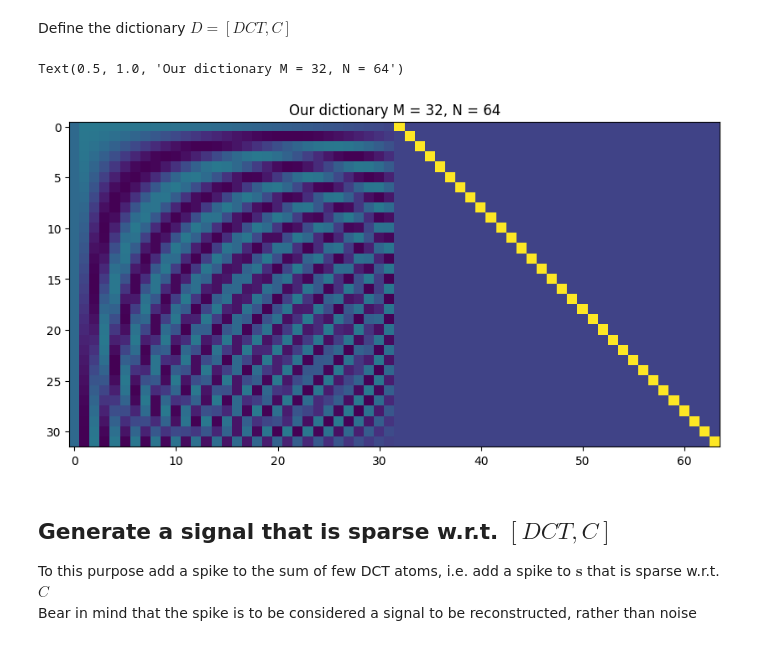
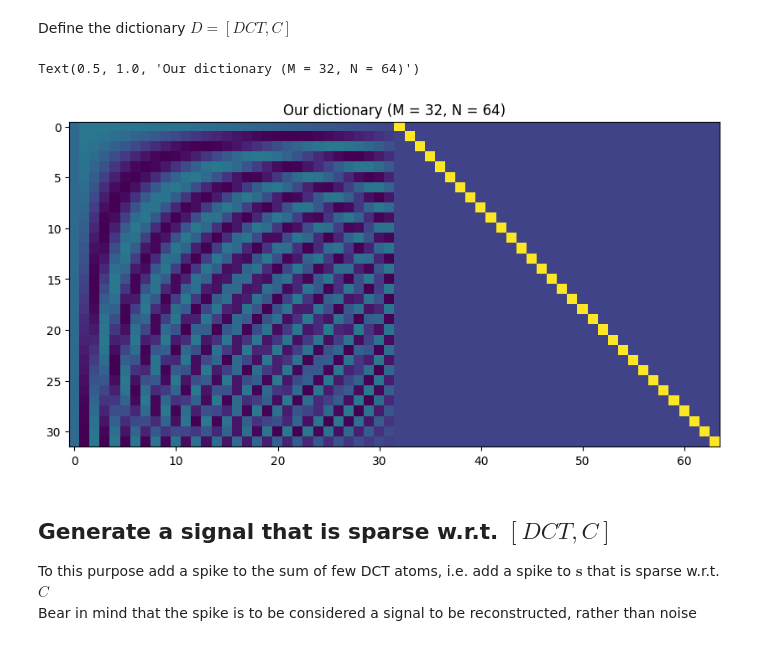
Before and after one commit to Thomas-Fabbris/MMIP-polimi, a Jupyter notebook: Assignments/lecture_6_matching_pursuit.ipynb, the cells around one changed output. Cells and saved outputs as stored; diff of their text form; code cells hidden in the pictures.

```diff
--- a/Assignments/lecture_6_matching_pursuit.ipynb
+++ b/Assignments/lecture_6_matching_pursuit.ipynb
@@ -34,12 +33,12 @@ Define the dictionary $D = [DCT, C]$
 # %%
 D = np.hstack((DCT, C))
 
 plt.figure(figsize=(10, 10))
 plt.imshow(D)
-plt.title(f'Our dictionary M = {M}, N = {N}')
+plt.title(f'Our dictionary (M = {M}, N = {N})')
 # %% [output]
-Text(0.5, 1.0, 'Our dictionary M = 32, N = 64')
+Text(0.5, 1.0, 'Our dictionary (M = 32, N = 64)')
-[figure, old version]
+[figure, new version]
 # %% [markdown]
 Generate a signal that is sparse w.r.t. $[DCT, C]$
 -----------------------------------------
```
Also changed, not shown: parts of 5 cells of this notebook, 1 other file.
